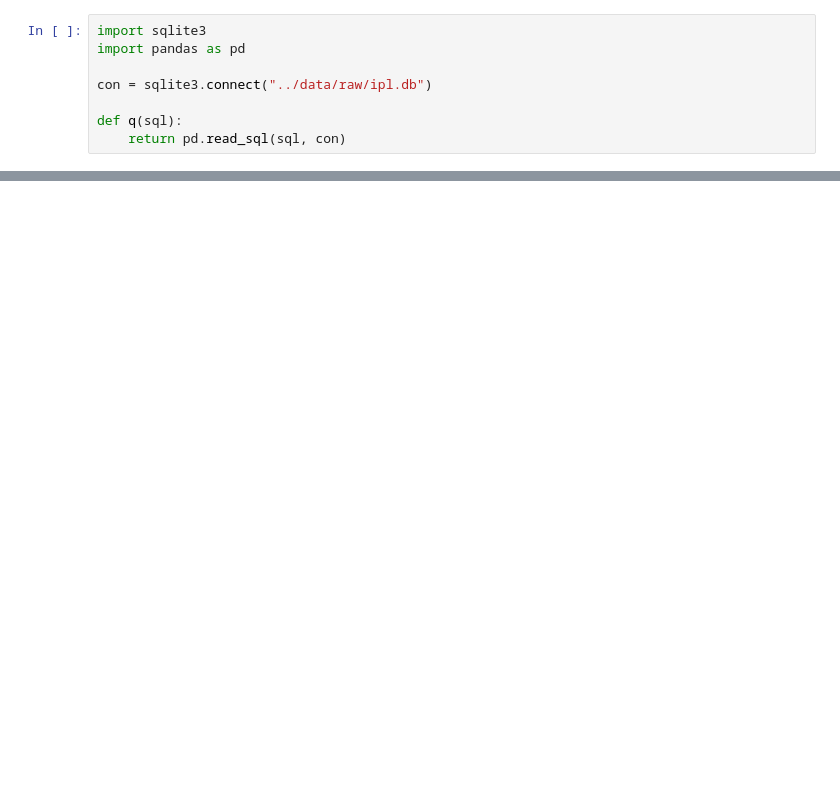
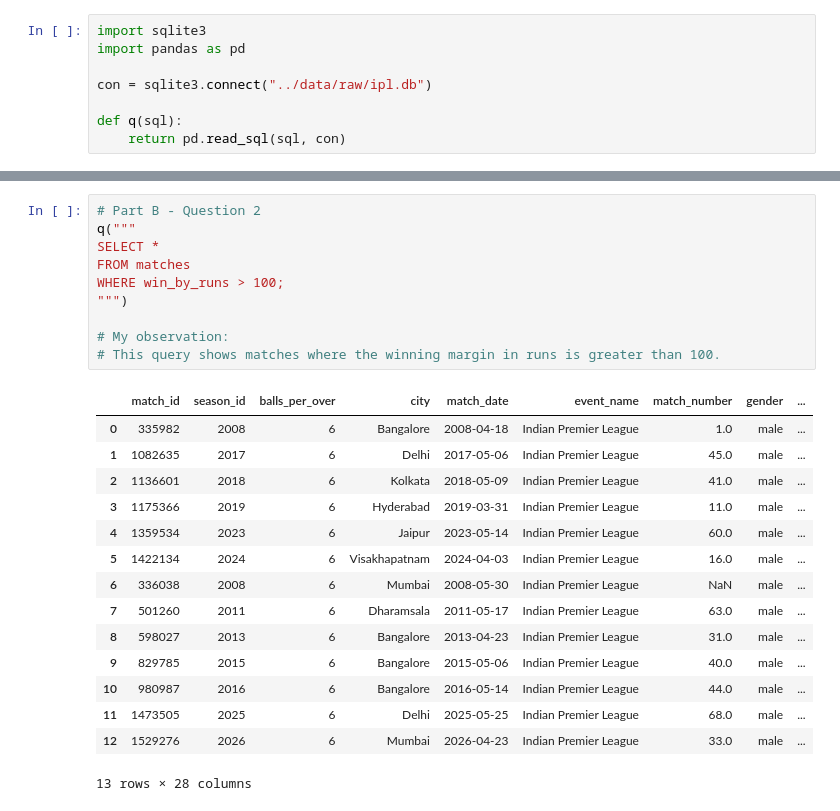
Before and after one commit to mhdanshifbca25dbi-droid/ipl-cricket-analytics, a Jupyter notebook: notebooks/01b_sql_practice.ipynb, the cells around one changed output, grey strips where cells are left out. Saved outputs shown, nothing was run; the diff lists cells and outputs as text; blank space fills up the shorter version.

```diff
--- a/notebooks/01b_sql_practice.ipynb
+++ b/notebooks/01b_sql_practice.ipynb
@@ -28,0 +170,26 @@ WHERE type = 'table';
+# %%
+# Part B - Question 2
+q("""
+SELECT *
+FROM matches
+WHERE win_by_runs > 100;
+""")
+
+# My observation:
+# This query shows matches where the winning margin in runs is greater than 100.
+# %% [output]
+|  | match_id | season_id | balls_per_over | city | match_date | event_name | match_number | gender | ... |
+| 0 | 335982 | 2008 | 6 | Bangalore | 2008-04-18 | Indian Premier League | 1.0 | male | ... |
+| 1 | 1082635 | 2017 | 6 | Delhi | 2017-05-06 | Indian Premier League | 45.0 | male | ... |
+| 2 | 1136601 | 2018 | 6 | Kolkata | 2018-05-09 | Indian Premier League | 41.0 | male | ... |
+| 3 | 1175366 | 2019 | 6 | Hyderabad | 2019-03-31 | Indian Premier League | 11.0 | male | ... |
+| 4 | 1359534 | 2023 | 6 | Jaipur | 2023-05-14 | Indian Premier League | 60.0 | male | ... |
+| 5 | 1422134 | 2024 | 6 | Visakhapatnam | 2024-04-03 | Indian Premier League | 16.0 | male | ... |
+| 6 | 336038 | 2008 | 6 | Mumbai | 2008-05-30 | Indian Premier League | NaN | male | ... |
+| 7 | 501260 | 2011 | 6 | Dharamsala | 2011-05-17 | Indian Premier League | 63.0 | male | ... |
+| 8 | 598027 | 2013 | 6 | Bangalore | 2013-04-23 | Indian Premier League | 31.0 | male | ... |
+| 9 | 829785 | 2015 | 6 | Bangalore | 2015-05-06 | Indian Premier League | 40.0 | male | ... |
+| 10 | 980987 | 2016 | 6 | Bangalore | 2016-05-14 | Indian Premier League | 44.0 | male | ... |
+| 11 | 1473505 | 2025 | 6 | Delhi | 2025-05-25 | Indian Premier League | 68.0 | male | ... |
+| 12 | 1529276 | 2026 | 6 | Mumbai | 2026-04-23 | Indian Premier League | 33.0 | male | ... |
+13 rows × 28 columns
```
Also changed, not shown: parts of 31 cells of this notebook.
